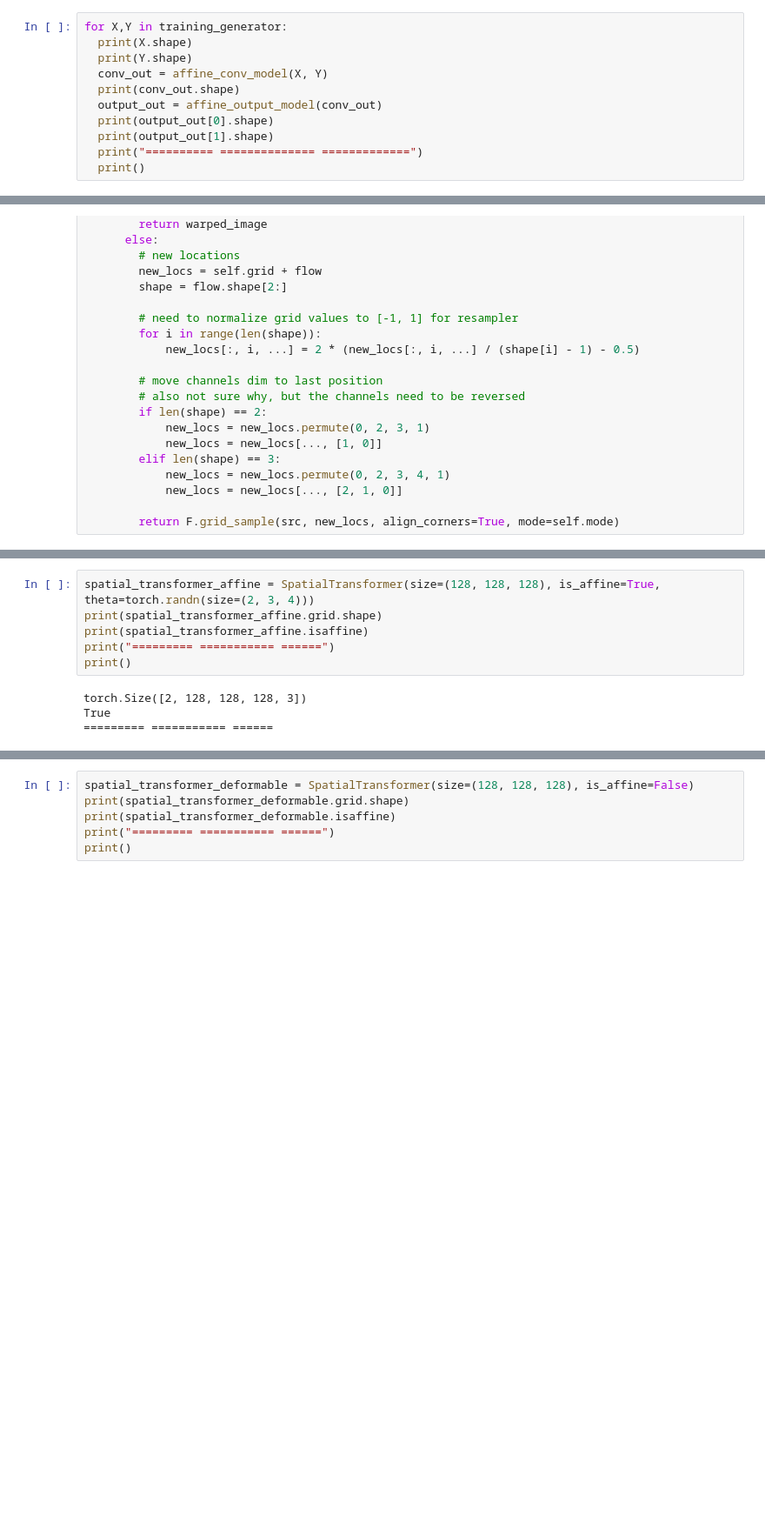
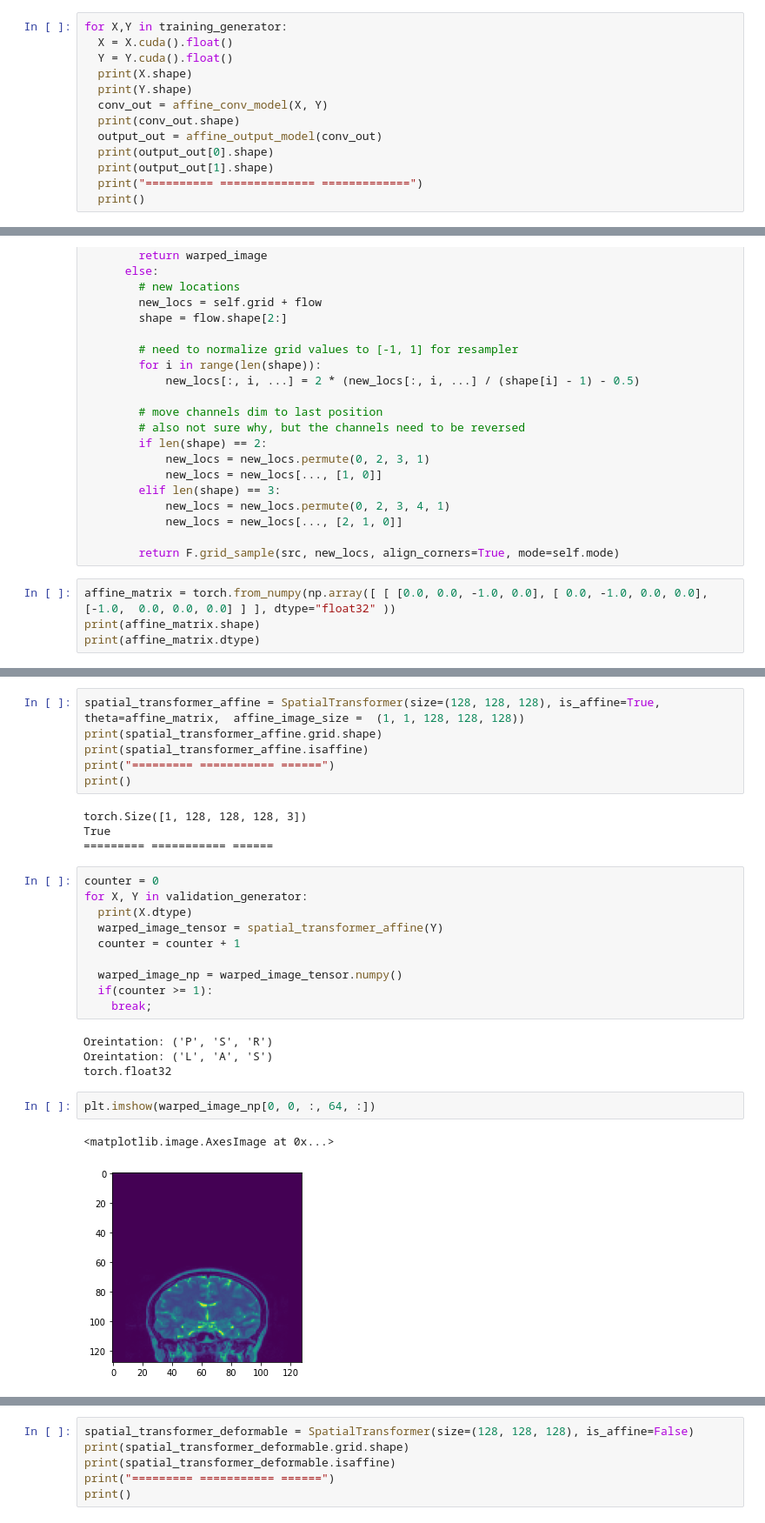
Before and after one commit to surajsrivathsa/image_registration, a Jupyter notebook: ADMIR_v1.ipynb, the cells around one changed output, grey strips where cells are left out. Shown at 87% size. Drawn from its saved outputs; the diff is of its cells as text; blank space fills up the shorter version.

```diff
--- a/ADMIR_v1.ipynb
+++ b/ADMIR_v1.ipynb
@@ -219,6 +241,8 @@ class Admir_Affine_Output(nn.Module):
 affine_output_model = Admir_Affine_Output( in_units= 2560)
 # %%
 for X,Y in training_generator:
+  X = X.cuda().float()
+  Y = Y.cuda().float()
   print(X.shape)
   print(Y.shape)
   conv_out = affine_conv_model(X, Y)
@@ -305,3 +329,7 @@ class SpatialTransformer(nn.Module):
             new_locs = new_locs[..., [2, 1, 0]]
 
         return F.grid_sample(src, new_locs, align_corners=True, mode=self.mode)
+# %%
+affine_matrix = torch.from_numpy(np.array([ [ [0.0, 0.0, -1.0, 0.0], [ 0.0, -1.0, 0.0, 0.0], [-1.0,  0.0, 0.0, 0.0] ] ], dtype="float32" ))
+print(affine_matrix.shape)
+print(affine_matrix.dtype)
@@ -308,10 +344,29 @@ class SpatialTransformer(nn.Module):
 # %%
-spatial_transformer_affine = SpatialTransformer(size=(128, 128, 128), is_affine=True, theta=torch.randn(size=(2, 3, 4)))
+spatial_transformer_affine = SpatialTransformer(size=(128, 128, 128), is_affine=True, theta=affine_matrix,  affine_image_size =  (1, 1, 128, 128, 128))
 print(spatial_transformer_affine.grid.shape)
 print(spatial_transformer_affine.isaffine)
 print("========= =========== ======")
 print()
 # %% [output]
-torch.Size([2, 128, 128, 128, 3])
+torch.Size([1, 128, 128, 128, 3])
 True
 ========= =========== ======
+# %%
+counter = 0
+for X, Y in validation_generator:
+  print(X.dtype)
+  warped_image_tensor = spatial_transformer_affine(Y)
+  counter = counter + 1
+
+  warped_image_np = warped_image_tensor.numpy()
+  if(counter >= 1):
+    break;
+# %% [output]
+Oreintation: ('P', 'S', 'R')
+Oreintation: ('L', 'A', 'S')
+torch.float32
+# %%
+plt.imshow(warped_image_np[0, 0, :, 64, :])
+# %% [output]
+<matplotlib.image.AxesImage at 0x...>
+[figure, added]
```
Also changed, not shown: parts of 81 cells of this notebook.
